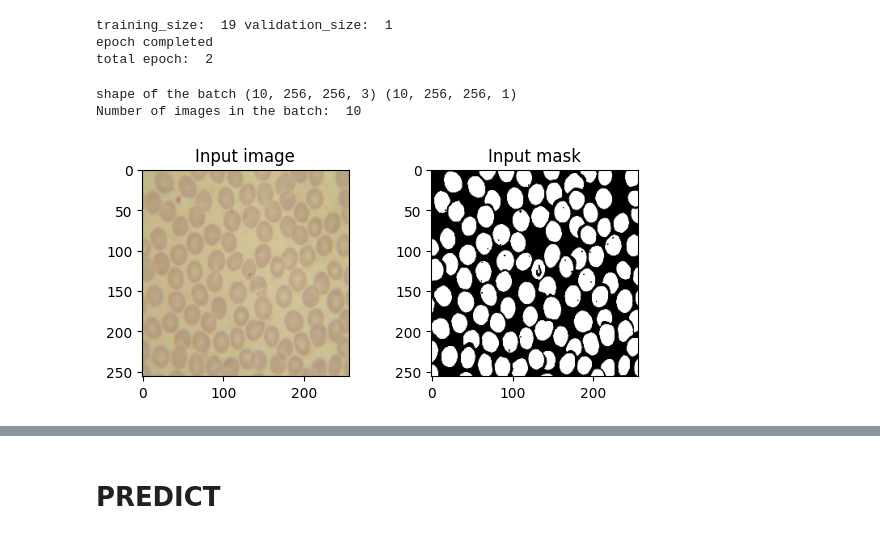
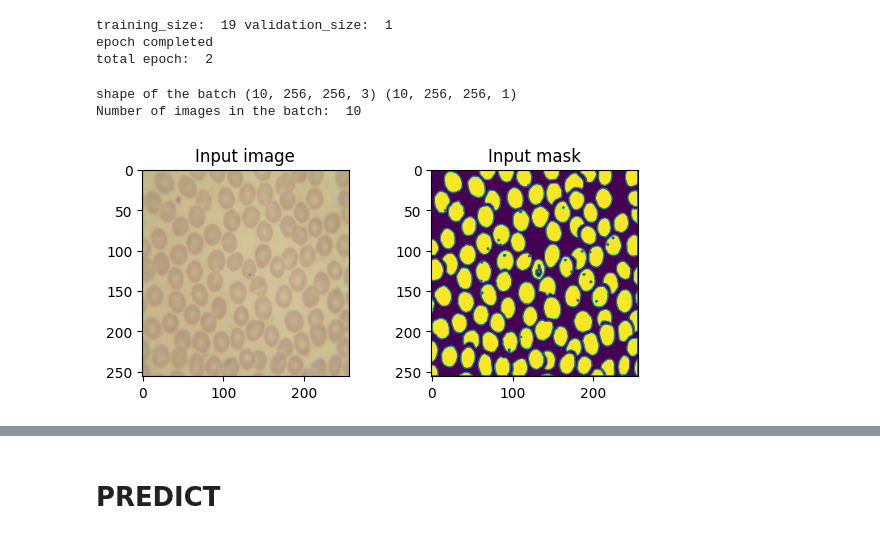
Before and after one commit to klingerkrieg/unet-rbc, a Jupyter notebook: unet_512.ipynb, the cells around one changed output, grey strips where cells are left out. Saved outputs shown, nothing was run; the diff lists cells and outputs as text; code cells hidden in the pictures.

```diff
--- a/unet_512.ipynb
+++ b/unet_512.ipynb
@@ -101,9 +104,9 @@ image_size = 256;
 
 #train_path = gdrive + "/malaria_broadinstitute_relabeled-unet/"; #address of the dataset
 #train_path = "../pyAnnotation/malaria_broadinstitute_relabeled-11-masks/"; #address of the dataset
-train_path = gdrive + "/data-1024x1024/"; #address of the dataset
+train_path = gdrive + "/data-1024x1024-border/"; #address of the dataset
 #train_path = gdrive + "/data-1024x1024/"; #address of the dataset
-epochs = 1000; #number of time we need to train dataset
+#epochs = 400; #number of time we need to train dataset
 batch_size = 10; #tarining batch size
 
 #train path
@@ -125,29 +128,29 @@ total epoch:  2
 # %%
 #Analysing sample of the dataset from data generator
 
 
 #getting image_set data from dataset
 x, y = gen.__getitem__(0); # self = gen and index = 0 each item is a set of 8 images
 print_log("shape of the batch", x.shape, y.shape);
 print_log("Number of images in the batch: ", len(x));
 
 #display of the sample of the data zeroth image
 
 fig = plt.figure();
 fig.subplots_adjust(hspace=0.4, wspace=0.4); #reserving height above plot and space between plots
 ax = fig.add_subplot(1, 2, 1); #figure of 1 row 2 columns and 1st image
 x1 = (x[2]*255).astype(np.uint8);
 x1 = cv2.cvtColor(x1, cv2.COLOR_BGR2RGB);
 ax.imshow(x1);
 plt.title("Input image");
 
 ax = fig.add_subplot(1, 2, 2); #2nd image plot
-ax.imshow(np.reshape(y[2], (image_size, image_size)), cmap="gray");
+ax.imshow(np.reshape(y[2], (image_size, image_size)));
 plt.title("Input mask");
 # %% [output]
 shape of the batch (10, 256, 256, 3) (10, 256, 256, 1)
 Number of images in the batch:  10
-[figure, old version]
+[figure, new version]
 # %%
 def down_block(x, filters, kernel_size=(3, 3), padding="same", strides=1):
     c = keras.layers.Conv2D(filters, kernel_size, padding=padding, strides=strides, activation="relu")(x)
```
Also changed, not shown: parts of 12 cells of this notebook, 1 other file.
